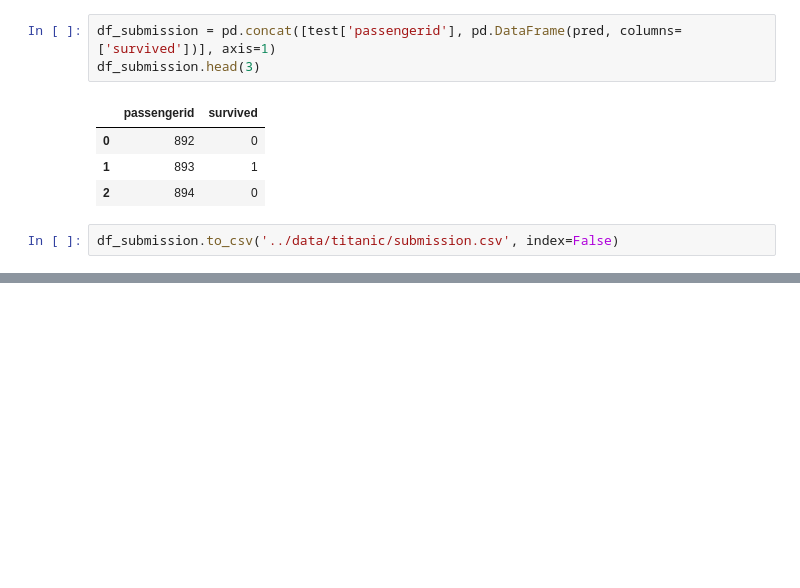
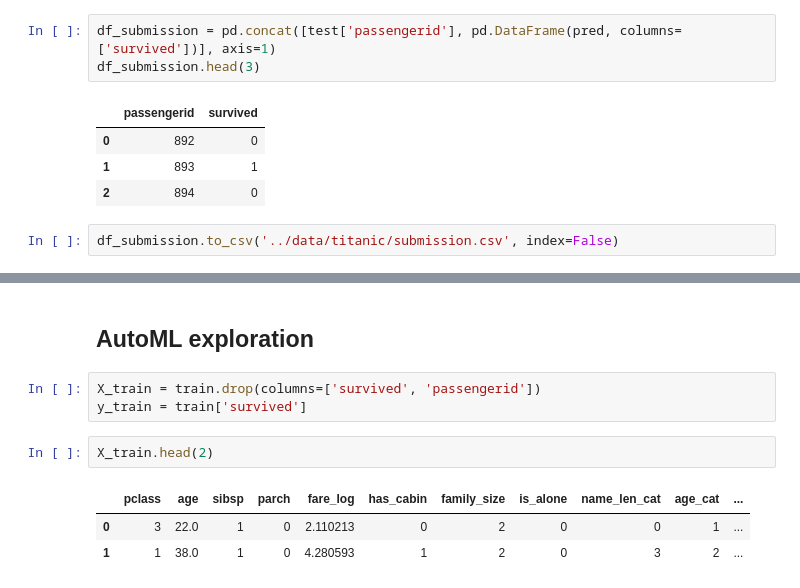
Before and after one commit to xiangshiyin/machine-learning-for-actuarial-science, a Jupyter notebook: 2025-spring/week06/notebook/demo.ipynb, the cells around one changed output, grey strips where cells are left out. Cells and saved outputs as stored; diff of their text form; blank space fills up the shorter version.

```diff
--- a/2025-spring/week06/notebook/demo.ipynb
+++ b/2025-spring/week06/notebook/demo.ipynb
@@ -357,3 +365,14 @@ df_submission.to_csv('../data/titanic/submission.csv', index=False)
 
 https://www.kaggle.com/competitions/titanic/overview/evaluation
 ![](https://almablog-media.s3.ap-south-1.amazonaws.com/image_14_4f4fc2cf7d.png)
+# %% [markdown]
+## AutoML exploration
+# %%
+X_train = train.drop(columns=['survived', 'passengerid'])
+y_train = train['survived']
+# %%
+X_train.head(2)
+# %% [output]
+|  | pclass | age | sibsp | parch | fare_log | has_cabin | family_size | is_alone | name_len_cat | age_cat | ... |
+| 0 | 3 | 22.0 | 1 | 0 | 2.110213 | 0 | 2 | 0 | 0 | 1 | ... |
+| 1 | 1 | 38.0 | 1 | 0 | 4.280593 | 1 | 2 | 0 | 3 | 2 | ... |
```
Also changed, not shown: parts of 14 cells of this notebook, 4 other files.
